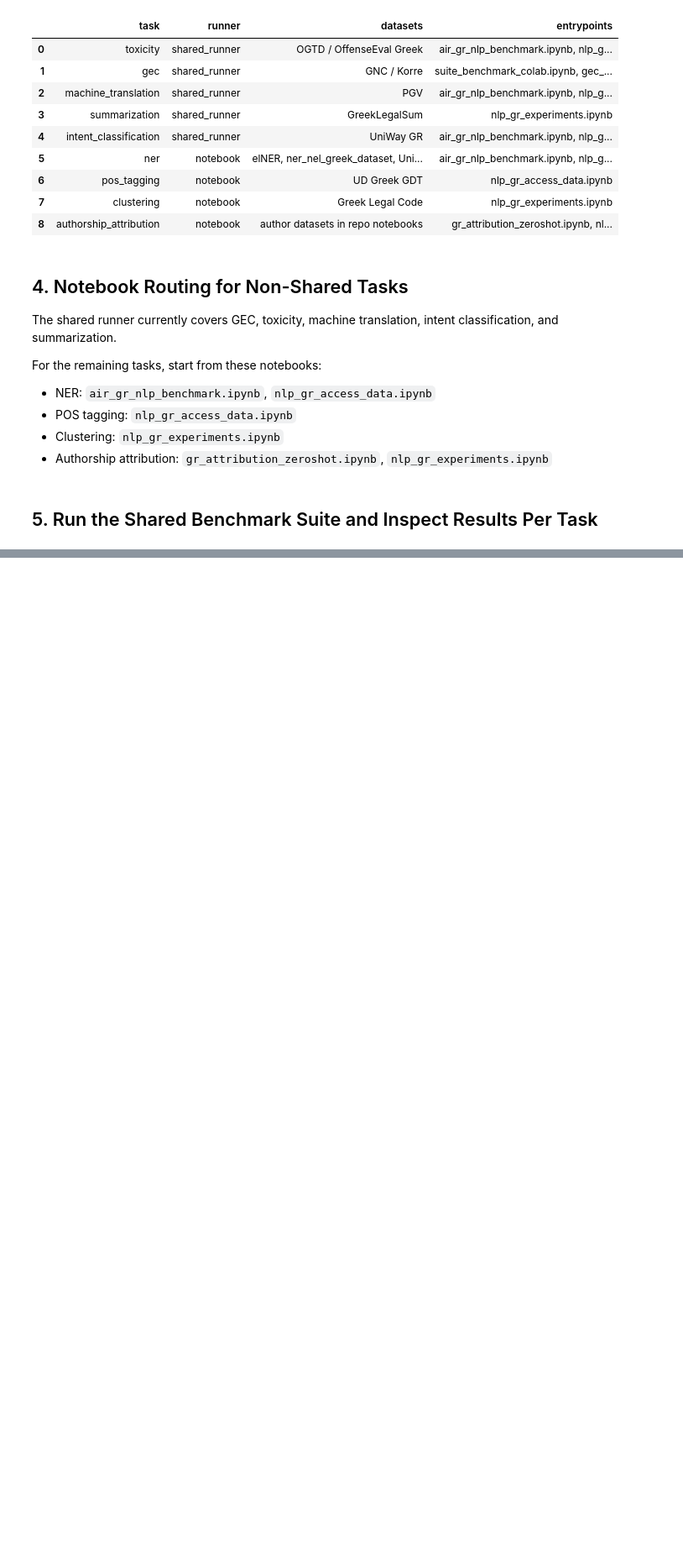
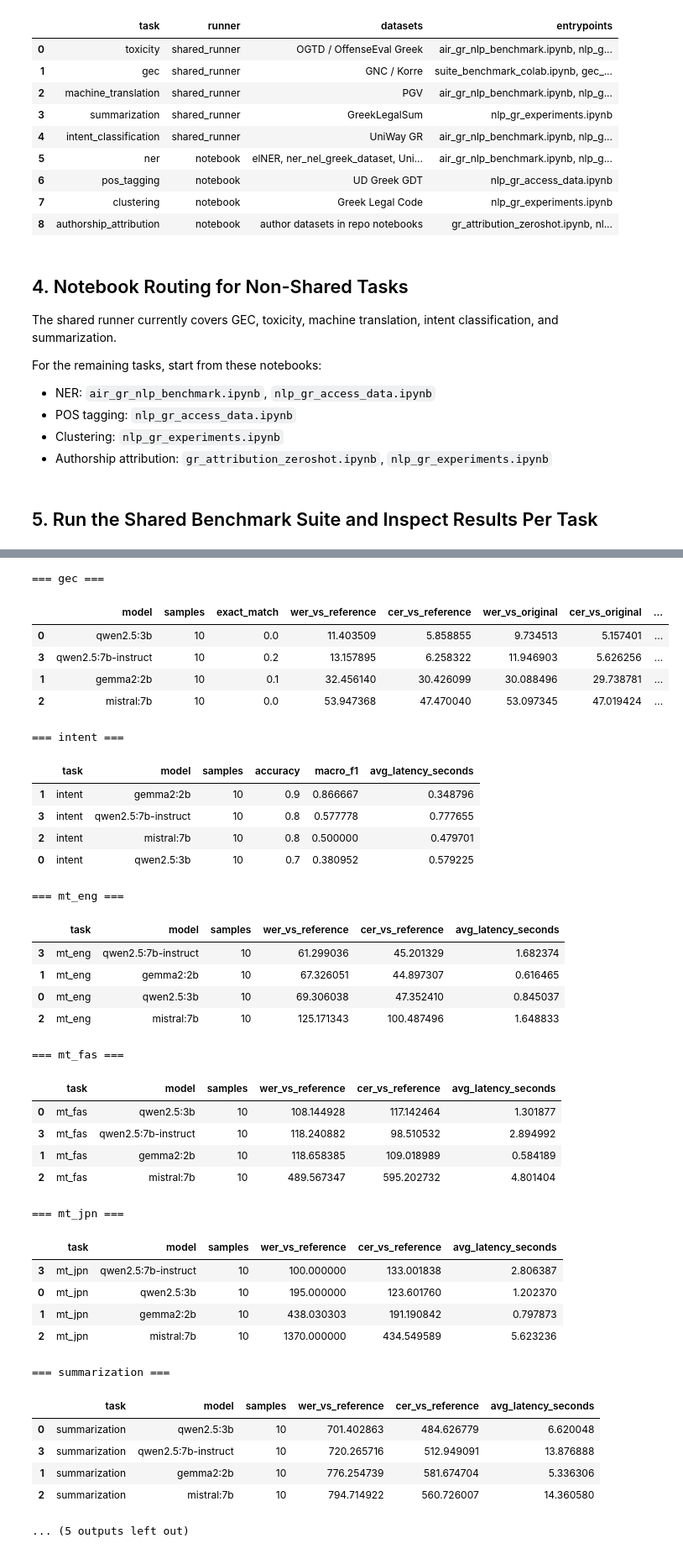
Before and after one commit to greek-nlp/benchmark, a Jupyter notebook: suite_benchmark_colab.ipynb, the cells around one changed output, grey strips where cells are left out. Shown at 84% size. Cells and saved outputs as stored; diff of their text form; code cells hidden in the pictures; blank space fills up the shorter version.

Commit message:
Results per task added, but just for a sample per task.

```diff
--- a/suite_benchmark_colab.ipynb
+++ b/suite_benchmark_colab.ipynb
@@ -297,0 +378,79 @@ combined_summary
+# %%
+METRIC_PREFERENCES = [
+    "exact_match",
+    "accuracy",
+    "macro_f1",
+    "wer_vs_reference",
+    "cer_vs_reference",
+    "avg_latency_seconds",
+]
+
+LOWER_IS_BETTER = {"wer_vs_reference", "cer_vs_reference", "avg_latency_seconds"}
+
+performance_rows = []
+
+for task_name in SHARED_TASKS:
+    summary = task_summaries[task_name].copy()
+    print(f"\n=== {task_name} ===")
+    display(summary)
+
+    metric = next((column for column in METRIC_PREFERENCES if column in summary.columns), None)
+    if metric is None:
+        continue
+
+    ascending = metric in LOWER_IS_BETTER
+    ranked = summary.sort_values(metric, ascending=ascending).reset_index(drop=True)
+    best_row = ranked.iloc[0]
+    performance_rows.append(
+        {
+            "task": task_name,
+            "primary_metric": metric,
+            "best_model": best_row["model"],
+            "best_score": best_row[metric],
+            "samples": best_row.get("samples"),
+        }
+    )
+
+performance_by_task = pd.DataFrame(performance_rows)
+print("\n=== Best Performance Per Task ===")
+display(performance_by_task)
+
+combined_summary
+# %% [output]
+=== gec ===
+|  | model | samples | exact_match | wer_vs_reference | cer_vs_reference | wer_vs_original | cer_vs_original | ... |
+| 0 | qwen2.5:3b | 10 | 0.0 | 11.403509 | 5.858855 | 9.734513 | 5.157401 | ... |
+| 3 | qwen2.5:7b-instruct | 10 | 0.2 | 13.157895 | 6.258322 | 11.946903 | 5.626256 | ... |
+| 1 | gemma2:2b | 10 | 0.1 | 32.456140 | 30.426099 | 30.088496 | 29.738781 | ... |
+| 2 | mistral:7b | 10 | 0.0 | 53.947368 | 47.470040 | 53.097345 | 47.019424 | ... |
+=== intent ===
+|  | task | model | samples | accuracy | macro_f1 | avg_latency_seconds |
+| 1 | intent | gemma2:2b | 10 | 0.9 | 0.866667 | 0.348796 |
+| 3 | intent | qwen2.5:7b-instruct | 10 | 0.8 | 0.577778 | 0.777655 |
+| 2 | intent | mistral:7b | 10 | 0.8 | 0.500000 | 0.479701 |
+| 0 | intent | qwen2.5:3b | 10 | 0.7 | 0.380952 | 0.579225 |
+=== mt_eng ===
+|  | task | model | samples | wer_vs_reference | cer_vs_reference | avg_latency_seconds |
+| 3 | mt_eng | qwen2.5:7b-instruct | 10 | 61.299036 | 45.201329 | 1.682374 |
+| 1 | mt_eng | gemma2:2b | 10 | 67.326051 | 44.897307 | 0.616465 |
+| 0 | mt_eng | qwen2.5:3b | 10 | 69.306038 | 47.352410 | 0.845037 |
+| 2 | mt_eng | mistral:7b | 10 | 125.171343 | 100.487496 | 1.648833 |
+=== mt_fas ===
+|  | task | model | samples | wer_vs_reference | cer_vs_reference | avg_latency_seconds |
+| 0 | mt_fas | qwen2.5:3b | 10 | 108.144928 | 117.142464 | 1.301877 |
+| 3 | mt_fas | qwen2.5:7b-instruct | 10 | 118.240882 | 98.510532 | 2.894992 |
+| 1 | mt_fas | gemma2:2b | 10 | 118.658385 | 109.018989 | 0.584189 |
+| 2 | mt_fas | mistral:7b | 10 | 489.567347 | 595.202732 | 4.801404 |
+=== mt_jpn ===
+|  | task | model | samples | wer_vs_reference | cer_vs_reference | avg_latency_seconds |
+| 3 | mt_jpn | qwen2.5:7b-instruct | 10 | 100.000000 | 133.001838 | 2.806387 |
+| 0 | mt_jpn | qwen2.5:3b | 10 | 195.000000 | 123.601760 | 1.202370 |
+| 1 | mt_jpn | gemma2:2b | 10 | 438.030303 | 191.190842 | 0.797873 |
+| 2 | mt_jpn | mistral:7b | 10 | 1370.000000 | 434.549589 | 5.623236 |
+=== summarization ===
+|  | task | model | samples | wer_vs_reference | cer_vs_reference | avg_latency_seconds |
+| 0 | summarization | qwen2.5:3b | 10 | 701.402863 | 484.626779 | 6.620048 |
+| 3 | summarization | qwen2.5:7b-instruct | 10 | 720.265716 | 512.949091 | 13.876888 |
+| 1 | summarization | gemma2:2b | 10 | 776.254739 | 581.674704 | 5.336306 |
+| 2 | summarization | mistral:7b | 10 | 794.714922 | 560.726007 | 14.360580 |
+... (5 outputs left out)
```
Also changed, not shown: parts of 6 cells of this notebook.
